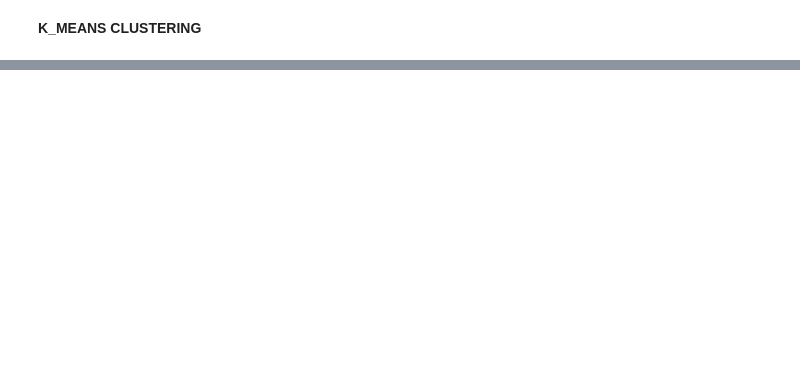
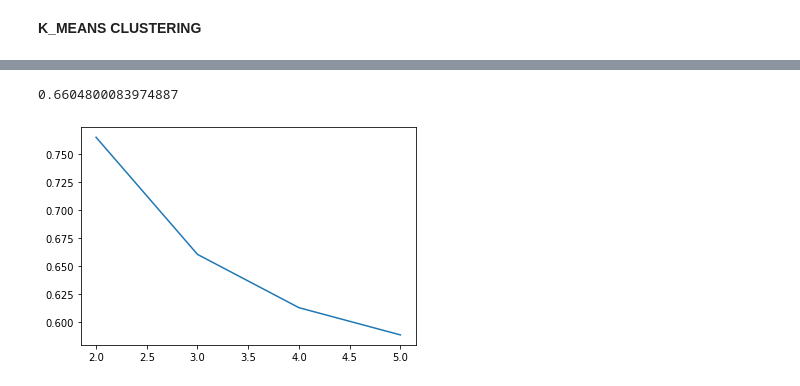
Before and after one commit to ceyxasm/machine_learning_implementations, a Jupyter notebook: Unsupervized_learning.ipynb, the cells around one changed output, grey strips where cells are left out. Drawn from its saved outputs; the diff is of its cells as text; code cells hidden in the pictures; blank space fills up the shorter version.

```diff
--- a/Unsupervized_learning.ipynb
+++ b/Unsupervized_learning.ipynb
@@ -44,0 +49,6 @@ print(kmeans.transform(X_new))
+# %%
+#if dataset is huge, data can be fed in mini batches;
+#this can be done as
+from sklearn.cluster import MiniBatchKMeans
+minibatch_kmeans = MiniBatchKMeans(n_clusters=3)
+minibatch_kmeans.fit(X)
@@ -44,0 +59,21 @@ print(kmeans.transform(X_new))
+# %%
+'''to calculate optimal value of k, we can use use the sil‐
+houette score, which is the mean silhouette coefficient over all the instances'''
+
+from sklearn.metrics import silhouette_score
+silhouette_score(X, kmeans.labels_)
+# %% [output]
+0.6604800083974887
+# %%
+'''for different values of k, we take one with max. score'''
+x=[2,3,4,5]
+score=[]
+for i in x:
+  kmeans=KMeans(n_clusters= i)
+  y_pred=kmeans.fit_predict(X)
+  score.append( silhouette_score(X, kmeans.labels_))
+
+plt.plot(x, score)
+plt.show()
+# %% [output]
+[figure, added]
```
Also changed, not shown: parts of 18 cells of this notebook.
